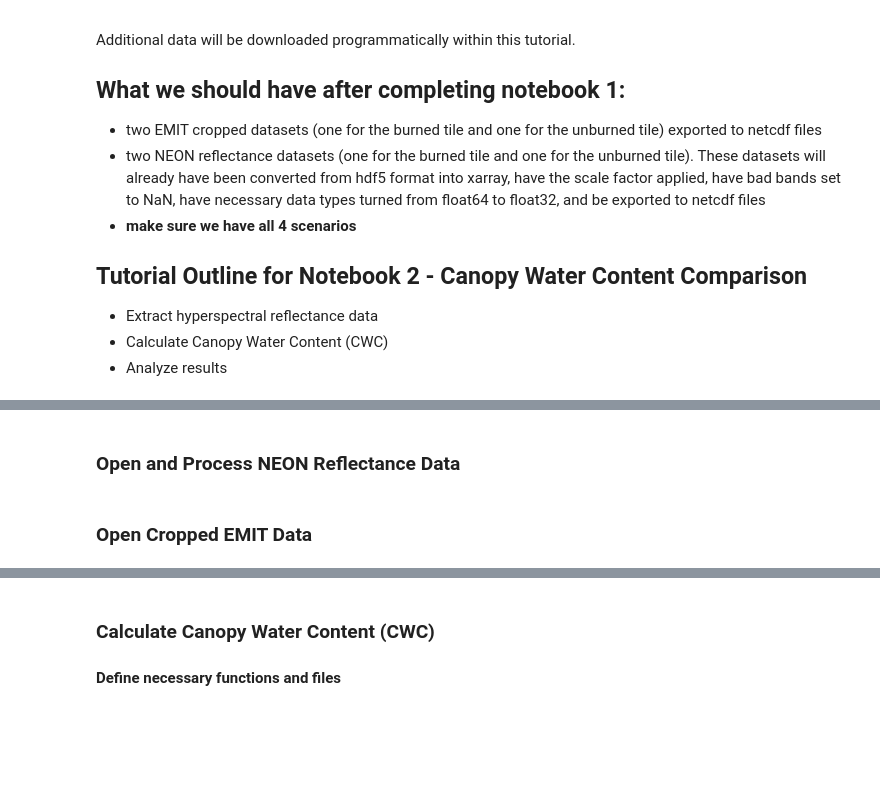
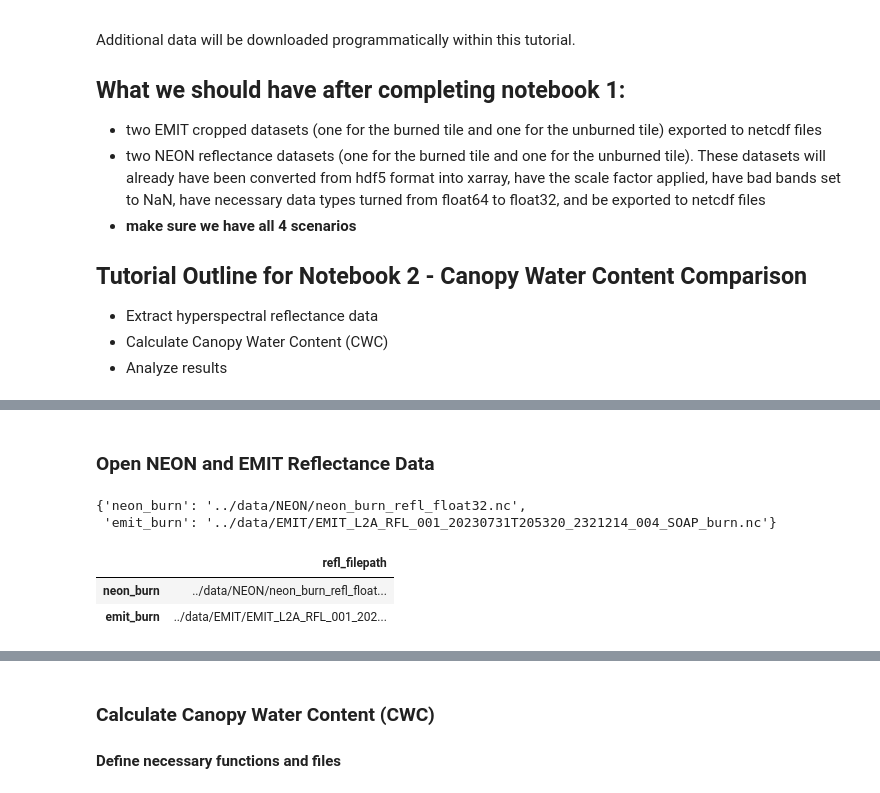
Before and after one commit to NEONScience/AOP-EMIT, a Jupyter notebook: notebooks/exploratory/hr/10_hr_tutorial_notebook_02.ipynb, the cells around one changed output, grey strips where cells are left out. Saved outputs shown, nothing was run; the diff lists cells and outputs as text; code cells hidden in the pictures; blank space fills up the shorter version.

```diff
--- a/notebooks/exploratory/hr/10_hr_tutorial_notebook_02.ipynb
+++ b/notebooks/exploratory/hr/10_hr_tutorial_notebook_02.ipynb
@@ -69,6 +69,4 @@ import h5py #work with NEON reflectance data
 [interactive output not drawn]
 [interactive output not drawn]
 # %% [markdown]
-### Open and Process NEON Reflectance Data
+### Open NEON and EMIT Reflectance Data
-# %% [markdown]
-### Open Cropped EMIT Data
@@ -86,0 +83,31 @@ emit_burn_fp = ("../../../data"
+# %%
+ex_dict = {
+    "neon_burn":neon_burn_fp,
+    "emit_burn": emit_burn_fp
+}
+ex_dict
+# %% [output]
+{'neon_burn': '../data/NEON/neon_burn_refl_float32.nc',
+ 'emit_burn': '../data/EMIT/EMIT_L2A_RFL_001_20230731T205320_2321214_004_SOAP_burn.nc'}
+# %%
+# Add NEON & EMIT reflectance filepaths to a DataFrame
+ex_df = pd.DataFrame(
+    {
+        "refl_filepath":(neon_burn_fp,
+                        #neon_unburn_fp,
+                        emit_burn_fp,
+                        #emit_unburn_fp
+                        )
+    },
+    index=["neon_burn",
+           #"neon_unburn",
+           "emit_burn",
+           #"emit_unburn"
+          ]
+)
+# Check DataFrame
+ex_df
+# %% [output]
+|  | refl_filepath |
+| neon_burn | ../data/NEON/neon_burn_refl_float... |
+| emit_burn | ../data/EMIT/EMIT_L2A_RFL_001_202... |
```
Also changed, not shown: parts of 11 cells of this notebook.
